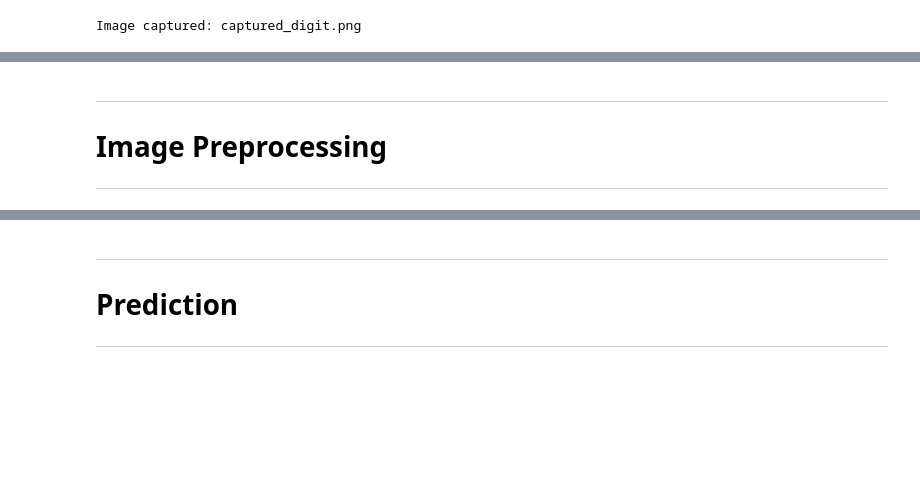
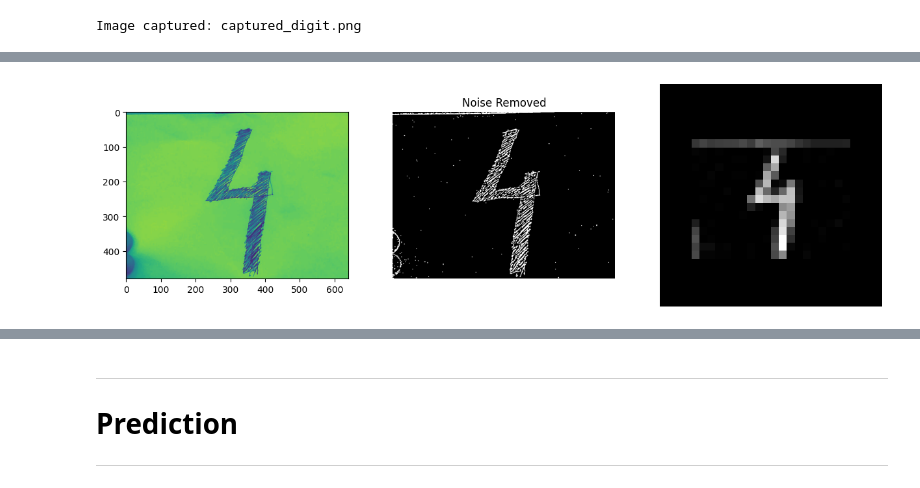
Before and after one commit to delowerhossentuhin/CVPR, a Jupyter notebook: MID/demo.ipynb, the cells around one changed output, grey strips where cells are left out. Cells and saved outputs as stored; diff of their text form; code cells hidden in the pictures; blank space fills up the shorter version.

```diff
--- a/MID/demo.ipynb
+++ b/MID/demo.ipynb
@@ -112,7 +160,21 @@ plt.imshow(raw_img_rgb)
-# %% [markdown]
----
-# **Image Preprocessing**
-
-
----
+# %%
+img = cv2.imread('captured_digit.png', cv2.IMREAD_GRAYSCALE)
+img = img.astype(np.uint8)
+img_flat, img_thresh, img_final = preprocess(img)
+# %%
+plt.figure(figsize = (15,5))
+plt.subplot(1,3,1)
+plt.imshow(img)
+
+plt.subplot(1,3,2)
+plt.imshow(img_thresh, cmap='gray')
+plt.axis('off')
+plt.title("Noise Removed")
+
+plt.subplot(1,3,3)
+plt.imshow(img_final, cmap='gray')
+plt.axis('off')
+plt.show()
+# %% [output]
+[figure, added]
 # %%
```
Also changed, not shown: parts of 7 cells of this notebook.
